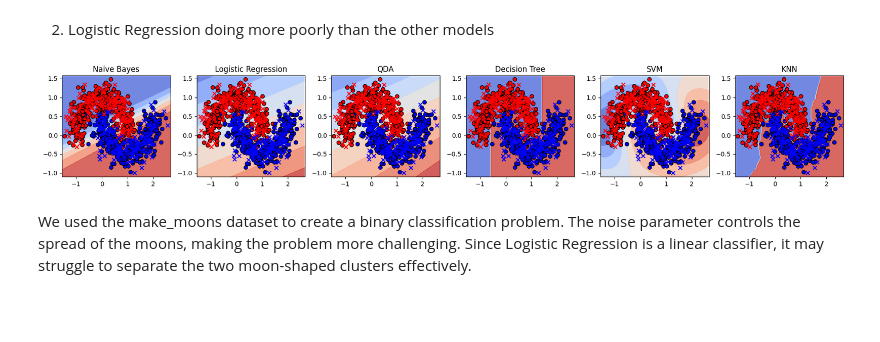
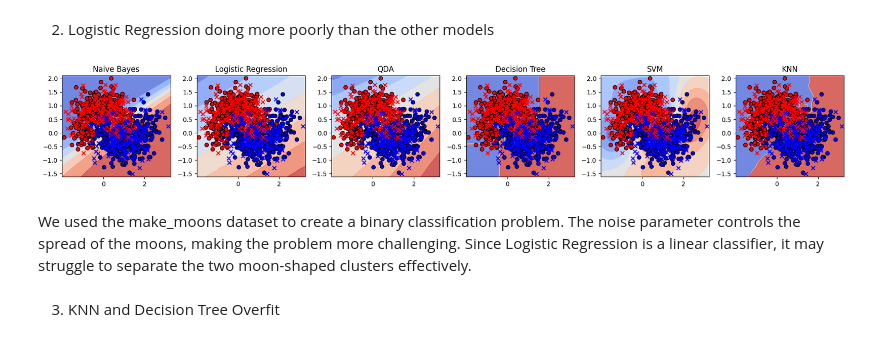
Before and after one commit to DataScienceAndEngineering/hw3p3-s24-comparison-of-ml-classification-algorithms-artjolamelii, a Jupyter notebook: hw3p3.ipynb, the cells around one changed output. Cells and saved outputs as stored; diff of their text form; code cells hidden in the pictures; blank space fills up the shorter version.

```diff
--- a/hw3p3.ipynb
+++ b/hw3p3.ipynb
@@ -155,7 +155,7 @@ plt.show()
 # %% [markdown]
 2. Logistic Regression doing more poorly than the other models
 # %%
-X, y = make_moons(n_samples=1000, noise=0.2, random_state=42)
+X, y = make_moons(n_samples=1000, noise=0.4, random_state=42)
 
 X_train, X_test, y_train, y_test = train_test_split(X, y, test_size=0.3, random_state=42)
 
@@ -165,33 +165,35 @@ i = 1
 class_reps_train = {}
 class_reps_test = {}
 
 for name, clf in classifiers.items():
     ax = plt.subplot(1, len(classifiers), i)
 
     # Fit classifier
     clf = make_pipeline(StandardScaler(), clone(clf))
     clf.fit(X_train, y_train)
 
     # Make predictions and save
     y_train_pred = clf.predict(X_train)
     y_test_pred = clf.predict(X_test)
     cr_train = classification_report(y_train, y_train_pred, output_dict=True)
     cr_test = classification_report(y_test, y_test_pred, output_dict=True)
     class_reps_train[name] = cr_train
     class_reps_test[name] = cr_test
 
     DecisionBoundaryDisplay.from_estimator(
         clf, X, cmap=CM, alpha=0.8, ax=ax, eps=0.1
     )
     plt.scatter(x=X_train[:, 0], y=X_train[:, 1], c=y_train, cmap=CM_RB, edgecolors='k')
     plt.scatter(x=X_test[:, 0], y=X_test[:, 1], c=y_test, cmap=CM_RB, marker='x')
     ax.set_title(name)
 
     i += 1
 
 plt.tight_layout()
 plt.show()
 # %% [output]
-[figure, old version]
+[figure, new version]
 # %% [markdown]
 We used the make_moons dataset to create a binary classification problem. The noise parameter controls the spread of the moons, making the problem more challenging. Since Logistic Regression is a linear classifier, it may struggle to separate the two moon-shaped clusters effectively.
+# %% [markdown]
+3. KNN and Decision Tree Overfit
```
Also changed, not shown: parts of 1 cell of this notebook.
